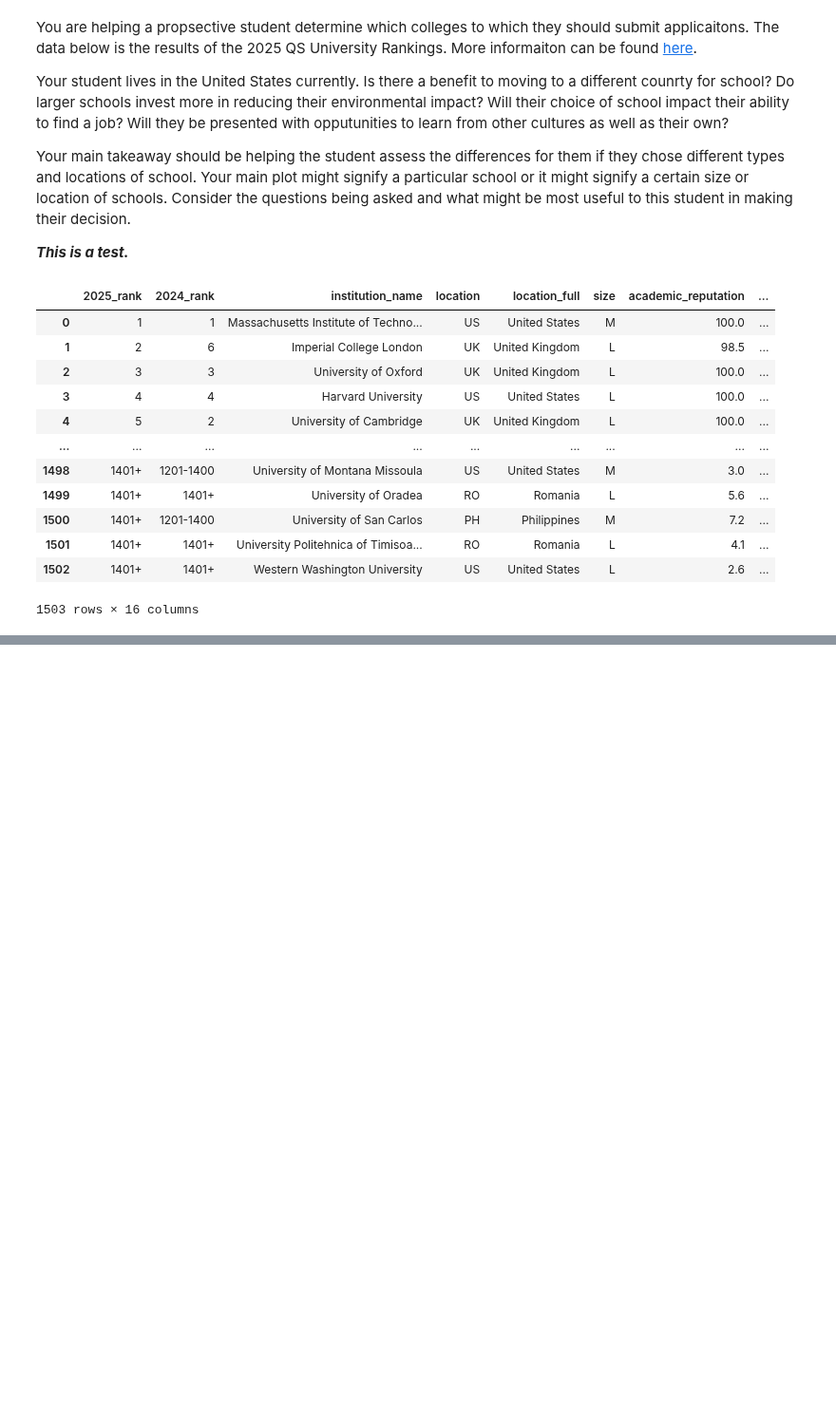
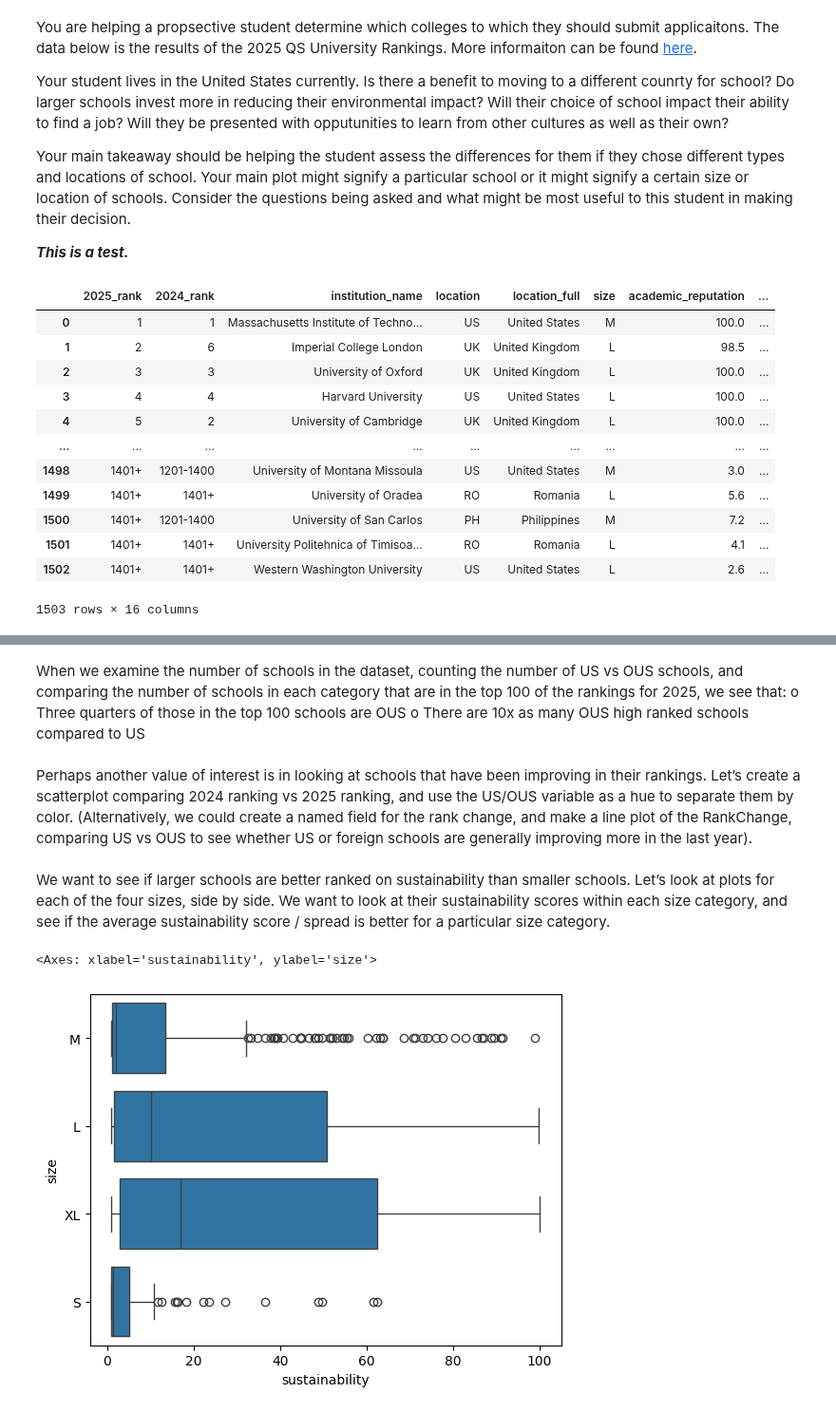
Before and after one commit to thezachdrake/UMD-INST760-Summer2024, a Jupyter notebook: notebooks/Hochman-Notebook.ipynb, the cells around one changed output, grey strips where cells are left out. Shown at 95% size. Saved outputs shown, nothing was run; the diff lists cells and outputs as text; code cells hidden in the pictures; blank space fills up the shorter version.

```diff
--- a/notebooks/Hochman-Notebook.ipynb
+++ b/notebooks/Hochman-Notebook.ipynb
@@ -46,0 +47,13 @@ ValueError: Could not interpret value `Location` for `x`. An entry with this nam
+# %% [markdown]
+When we examine the number of schools in the dataset, counting the number of US vs OUS schools, and comparing the number of schools in each category that are in the top 100 of the rankings for 2025, we see that:
+o	Three quarters of those in the top 100 schools are OUS
+o	There are 10x as many OUS high ranked schools compared to US
+# %% [markdown]
+Perhaps another value of interest is in looking at schools that have been improving in their rankings. Let’s create a scatterplot comparing 2024 ranking vs 2025 ranking, and use the US/OUS variable as a hue to separate them by color. (Alternatively, we could create a named field for the rank change, and make a line plot of the RankChange, comparing US vs OUS to see whether US or foreign schools are generally improving more in the last year).
+# %% [markdown]
+We want to see if larger schools are better ranked on sustainability than smaller schools. Let’s look at plots for each of the four sizes, side by side. We want to look at their sustainability scores within each size category, and see if the average sustainability score / spread is better for a particular size category.
+# %%
+sns.boxplot(data=df,x='sustainability',y='size')
+# %% [output]
+<Axes: xlabel='sustainability', ylabel='size'>
+[figure, added]
```
Also changed, not shown: parts of 5 cells of this notebook.
